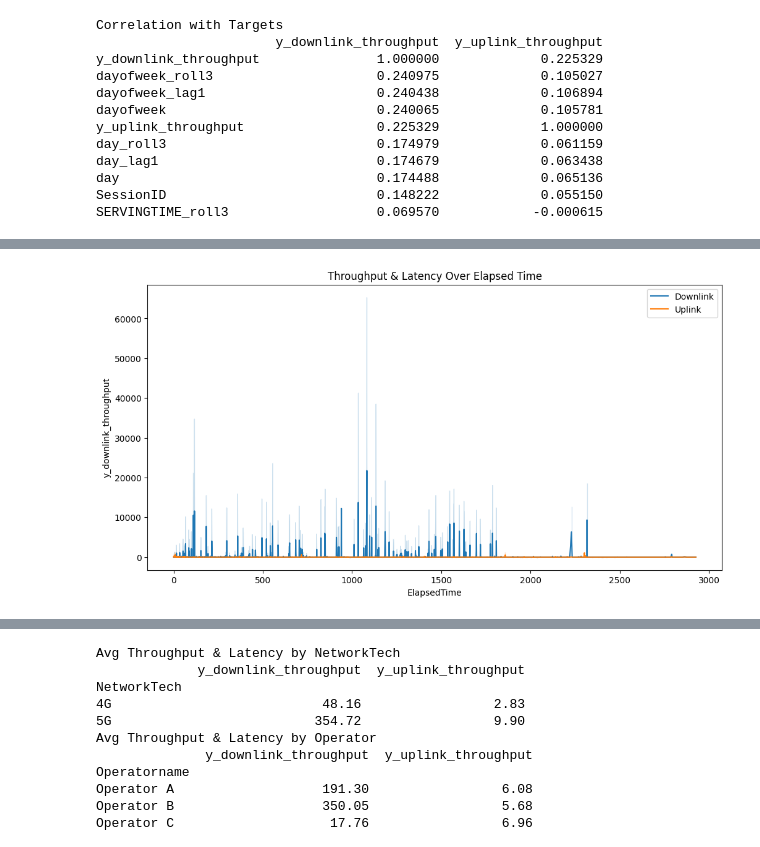
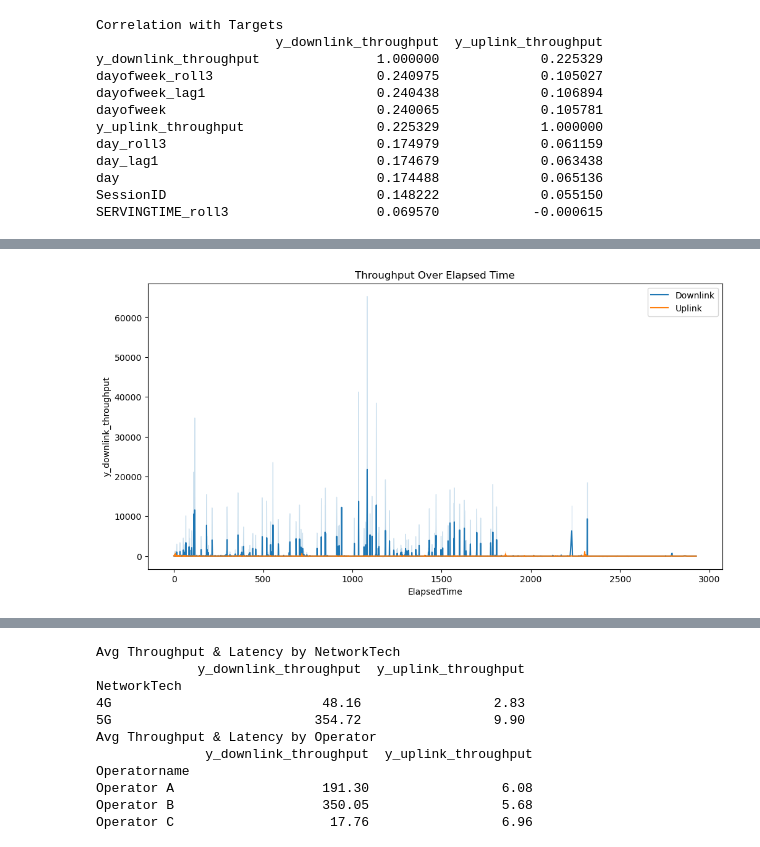
Before and after one commit to Nokia-MN-DataScience-Project/EDA, a Jupyter notebook: EDA.ipynb, the cells around one changed output, grey strips where cells are left out. Saved outputs shown, nothing was run; the diff lists cells and outputs as text; code cells hidden in the pictures.

```diff
--- a/EDA.ipynb
+++ b/EDA.ipynb
@@ -144,13 +146,13 @@ for col in features_to_check:
 # %%
 if 'ElapsedTime' in df.columns:
     plt.figure(figsize=(12,6))
     sns.lineplot(data=df, x='ElapsedTime', y='y_downlink_throughput', label='Downlink')
     sns.lineplot(data=df, x='ElapsedTime', y='y_uplink_throughput', label='Uplink')
-    plt.title("Throughput & Latency Over Elapsed Time")
+    plt.title("Throughput Over Elapsed Time")
     plt.legend()
     plt.show()
 # %% [output]
-[figure, old version]
+[figure, new version]
 # %%
 if 'Longitude' in df.columns and 'Latitude' in df.columns:
     plt.figure(figsize=(10,7))
```
Also changed, not shown: parts of 9 cells of this notebook.
